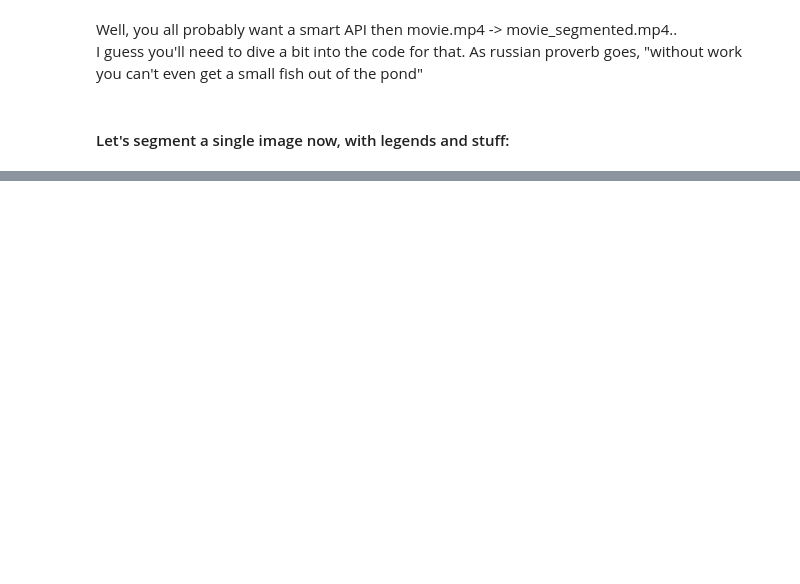
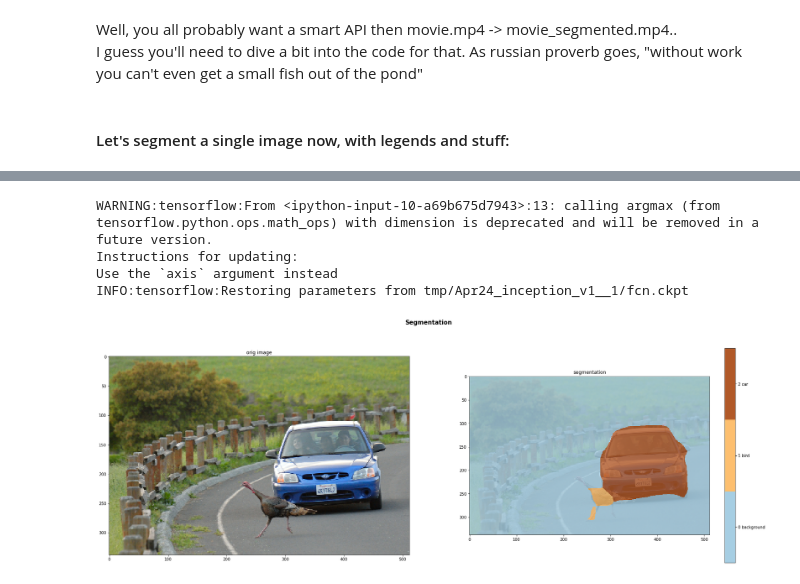
Before and after one commit to avinash-chouhan/seg-mentor, a Jupyter notebook: play-with-me.ipynb, the cells around one changed output, grey strips where cells are left out. Cells and saved outputs as stored; diff of their text form; code cells hidden in the pictures; blank space fills up the shorter version.

Commit message:
aded single image to notebook

```diff
--- a/play-with-me.ipynb
+++ b/play-with-me.ipynb
@@ -65,8 +67,11 @@ cfg = json.load(open(traindir+'/runargs'))
 
 fcn_builder = fcn_arch.FcnArch(number_of_classes=number_of_classes, is_training=False, net=cfg['basenet'],
                                trainable_upsampling=cfg['trainable_upsampling'], fcn16=cfg['fcn16'])
+
+def fcnfunc_img2labels(img):
+    tmp = tf.argmax(fcn_builder.build_net(img), dimension=3)
+    return tf.expand_dims(tmp, 3)
 # %%
 tf.reset_default_graph()
-fcnfunc_img2labels = lambda img: tf.argmax(fcn_builder.build_net(img), dimension=3)
 segment_movie(fcnfunc_img2labels, checkpoint, 'perfectparking.mp4', pixels)
 # %% [output]
@@ -99,15 +104,3 @@ Well, you all probably want a smart API then movie.mp4 -> movie_segmented.mp4..
 <br> I guess you'll need to dive a bit into the code for that. As russian proverb goes, "without work you can't even get a small fish out of the pond"
 # %% [markdown]
 #### Let's segment a single image now, with legends and stuff:
-# %%
-from fcn_test import *
-%matplotlib inline
-
-tf.reset_default_graph()
-fcnfunc_img2labels = lambda img: tf.argmax(fcn_builder.build_net(img), dimension=3)
-
-iterator = single_image_feed('/home/finkel/media/uber1.jpg', pixels)
-X_as_in_visualize_each_Xth_seg = 1
-image, annotation = iterator.get_next()
-predictions = fcnfunc_img2labels(tf.expand_dims(image, axis=0))
-test(image, annotation, predictions, checkpoint, iterator)
@@ -119,2 +120,14 @@ ValueError: Tensor conversion requested dtype float32 for Tensor with dtype int3
+# %%
+from fcn_test import *
+%matplotlib inline
+
+tf.reset_default_graph()
+segment_image(fcnfunc_img2labels, checkpoint, 'turkeycar.jpg', pixels)
+# %% [output]
+WARNING:tensorflow:From <ipython-input-10-a69b675d7943>:13: calling argmax (from tensorflow.python.ops.math_ops) with dimension is deprecated and will be removed in a future version.
+Instructions for updating:
+Use the `axis` argument instead
+INFO:tensorflow:Restoring parameters from tmp/Apr24_inception_v1__1/fcn.ckpt
+[figure, added]
 # %%
 # TODO!
```
Also changed, not shown: parts of 4 cells of this notebook.
